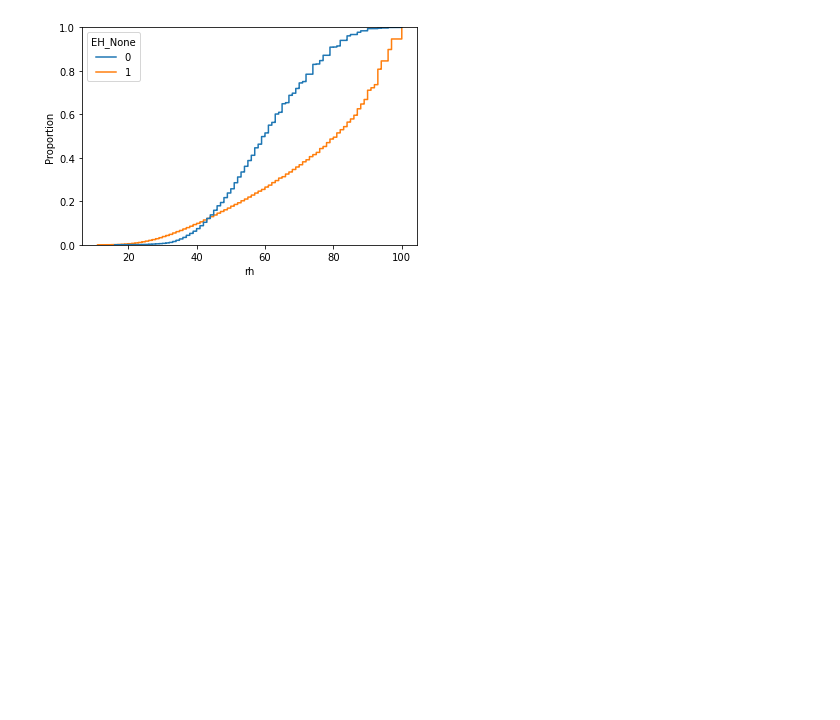
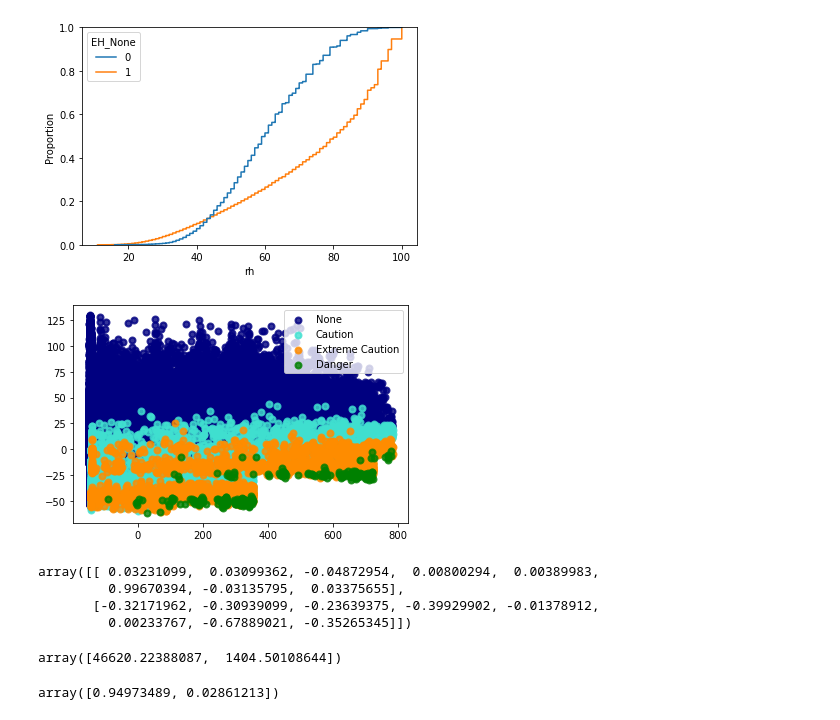
Before and after one commit to jacdu/portfolio_ml_proj, a Jupyter notebook: Station_Data_Testing.ipynb, the cells around one changed output. Cells and saved outputs as stored; diff of their text form; code cells hidden in the pictures; blank space fills up the shorter version.

```diff
--- a/Station_Data_Testing.ipynb
+++ b/Station_Data_Testing.ipynb
@@ -181,3 +187,36 @@ sns.ecdfplot(data=rdu_dummies, x= "rh", hue="EH_None")
 plt.show()
 # %% [output]
 [figure]
+# %%
+pca_data = rdu_sub.loc[:,['wbgt','ta','rh','td','speed2m','solar','cloudcover','hi']]
+# %%
+pca = PCA(n_components = 2)
+X_pca = pca.fit(pca_data).transform(pca_data)
+# %%
+targets = EH_Categories
+colors = ["navy", "turquoise", "darkorange", "green"]
+lw = 2
+
+for color, target in zip(colors, targets):
+    plt.scatter(
+        X_pca[rdu_sub['EH'] == target, 0], X_pca[rdu_sub['EH'] == target, 1],
+        color=color, alpha=0.8, lw=lw, label=target)
+plt.legend(loc="best", shadow=False, scatterpoints=1)
+plt.show()
+# %% [output]
+[figure, added]
+# %%
+pca.components_
+# %% [output]
+array([[ 0.03231099,  0.03099362, -0.04872954,  0.00800294,  0.00389983,
+         0.99670394, -0.03135795,  0.03375655],
+       [-0.32171962, -0.30939099, -0.23639375, -0.39929902, -0.01378912,
+         0.00233767, -0.67889021, -0.35265345]])
+# %%
+pca.explained_variance_
+# %% [output]
+array([46620.22388087,  1404.50108644])
+# %%
+pca.explained_variance_ratio_
+# %% [output]
+array([0.94973489, 0.02861213])
```
Also changed, not shown: parts of 12 cells of this notebook.
